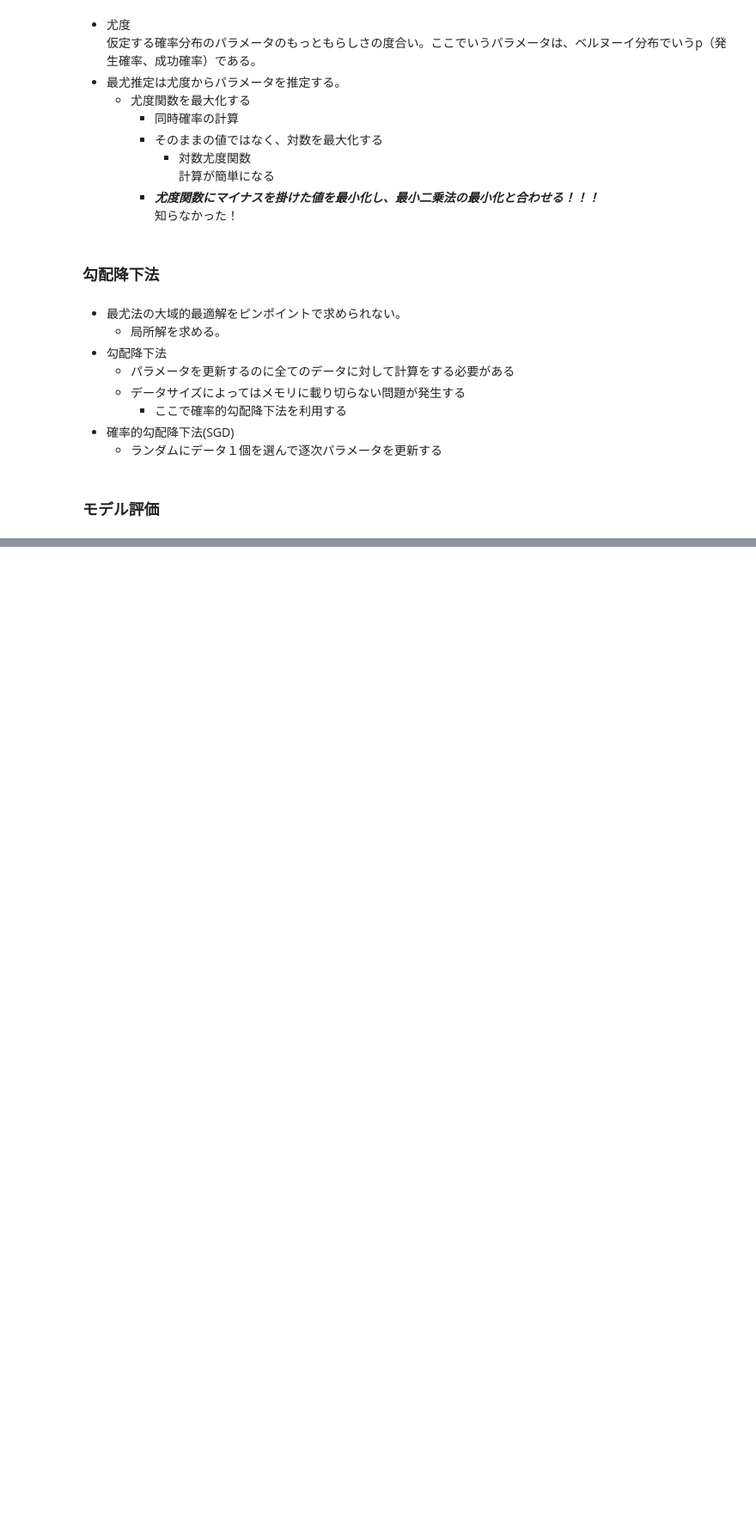
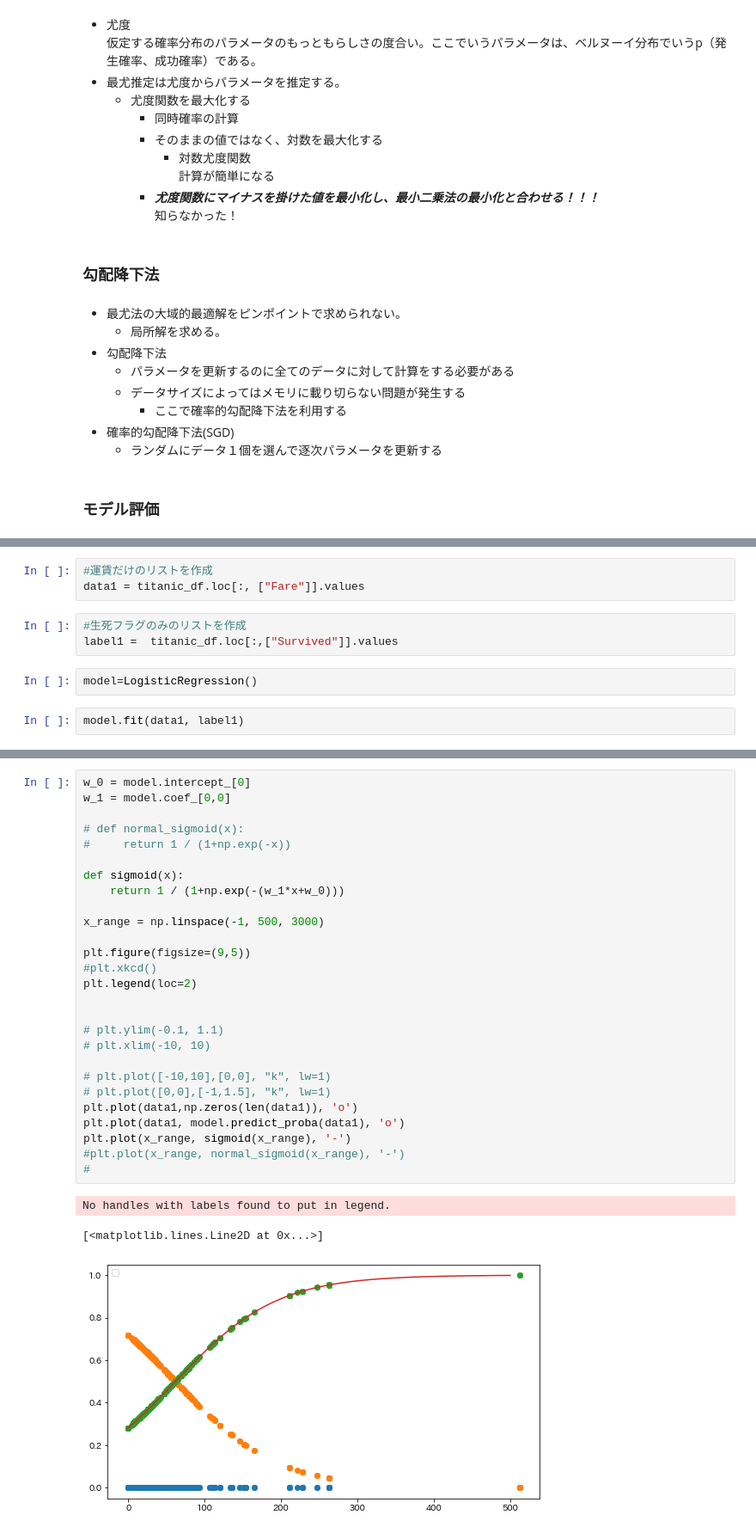
Before and after one commit to SatoRiyu/Study-AI, a Jupyter notebook: 機械学習/ML_note.ipynb, the cells around one changed output, grey strips where cells are left out. Shown: that part at 86% size. Cells and saved outputs as stored; diff of their text form; blank space fills up the shorter version.

```diff
--- a/機械学習/ML_note.ipynb
+++ b/機械学習/ML_note.ipynb
@@ -399,0 +522,10 @@ $$
+# %%
+#運賃だけのリストを作成
+data1 = titanic_df.loc[:, ["Fare"]].values
+# %%
+#生死フラグのみのリストを作成
+label1 =  titanic_df.loc[:,["Survived"]].values
+# %%
+model=LogisticRegression()
+# %%
+model.fit(data1, label1)
@@ -399,0 +561,31 @@ $$
+# %%
+w_0 = model.intercept_[0]
+w_1 = model.coef_[0,0]
+
+# def normal_sigmoid(x):
+#     return 1 / (1+np.exp(-x))
+
+def sigmoid(x):
+    return 1 / (1+np.exp(-(w_1*x+w_0)))
+
+x_range = np.linspace(-1, 500, 3000)
+
+plt.figure(figsize=(9,5))
+#plt.xkcd()
+plt.legend(loc=2)
+
+
+# plt.ylim(-0.1, 1.1)
+# plt.xlim(-10, 10)
+
+# plt.plot([-10,10],[0,0], "k", lw=1)
+# plt.plot([0,0],[-1,1.5], "k", lw=1)
+plt.plot(data1,np.zeros(len(data1)), 'o')
+plt.plot(data1, model.predict_proba(data1), 'o')
+plt.plot(x_range, sigmoid(x_range), '-')
+#plt.plot(x_range, normal_sigmoid(x_range), '-')
+#
+# %% [output]
+No handles with labels found to put in legend.
+[<matplotlib.lines.Line2D at 0x...>]
+[figure, added]
```
Also changed, not shown: parts of 56 cells of this notebook.
